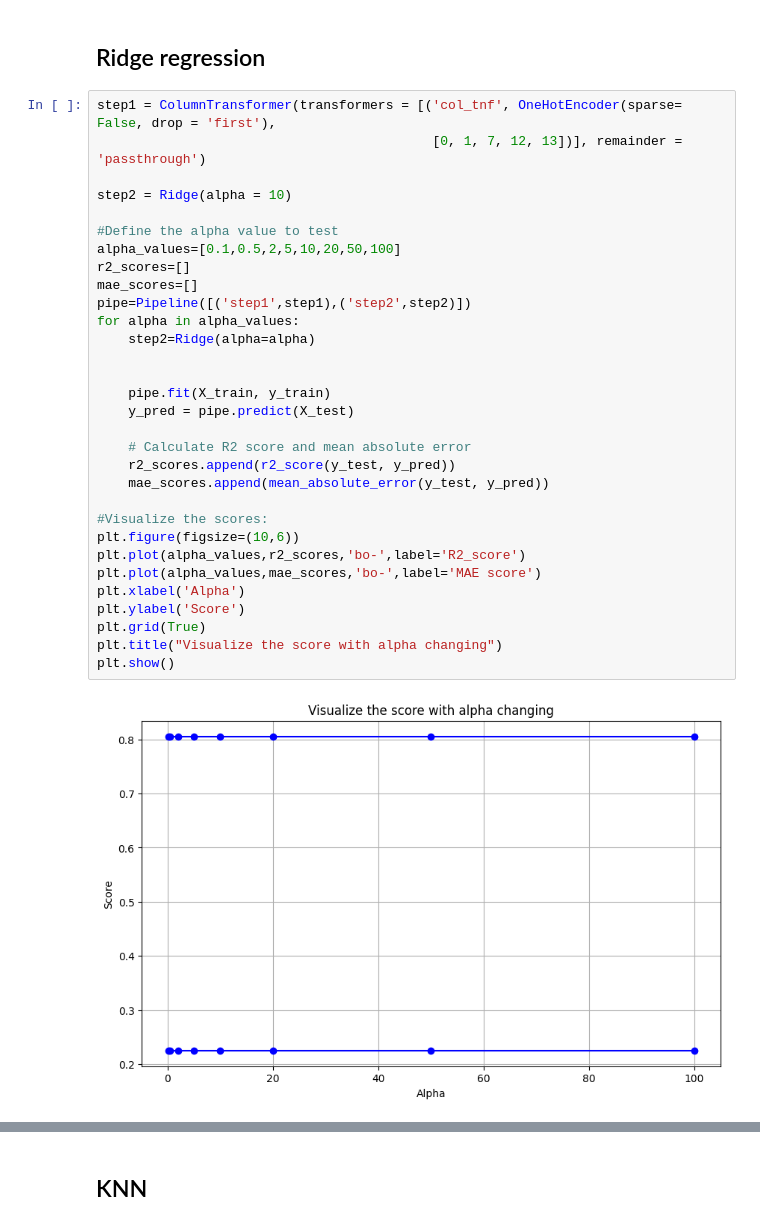
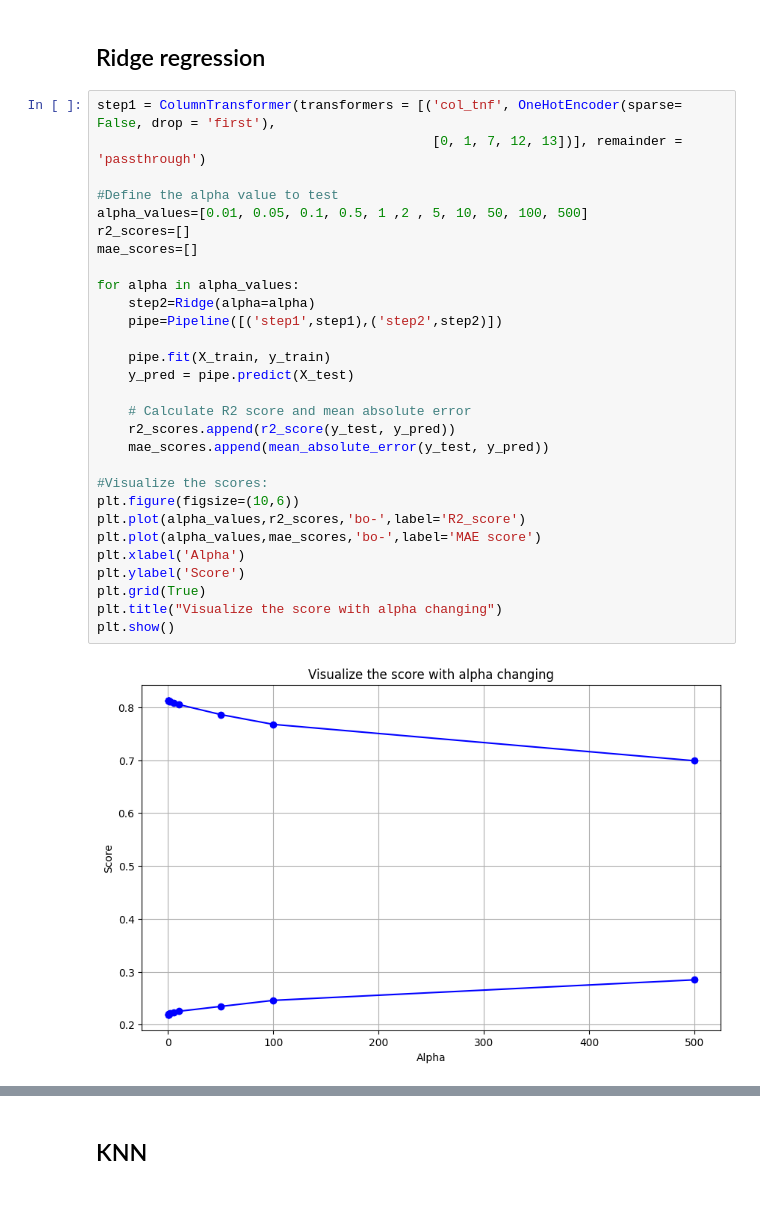
Before and after one commit to Doccocaubai710/LaptopPricePrediction_MachineLearningProject, a Jupyter notebook: laptop-price-predictor.ipynb, the cells around one changed output, grey strips where cells are left out. Saved outputs shown, nothing was run; the diff lists cells and outputs as text.

```diff
--- a/laptop-price-predictor.ipynb
+++ b/laptop-price-predictor.ipynb
@@ -913,34 +913,32 @@ MAE Score:  0.21907638137432925
 # %%
 step1 = ColumnTransformer(transformers = [('col_tnf', OneHotEncoder(sparse= False, drop = 'first'),
                                            [0, 1, 7, 12, 13])], remainder = 'passthrough')
 
-step2 = Ridge(alpha = 10)
-
 #Define the alpha value to test
-alpha_values=[0.1,0.5,2,5,10,20,50,100]
+alpha_values=[0.01, 0.05, 0.1, 0.5, 1 ,2 , 5, 10, 50, 100, 500]
 r2_scores=[]
 mae_scores=[]
-pipe=Pipeline([('step1',step1),('step2',step2)])
+
 for alpha in alpha_values:
     step2=Ridge(alpha=alpha)
-
+    pipe=Pipeline([('step1',step1),('step2',step2)])
 
     pipe.fit(X_train, y_train)
     y_pred = pipe.predict(X_test)
 
     # Calculate R2 score and mean absolute error
     r2_scores.append(r2_score(y_test, y_pred))
     mae_scores.append(mean_absolute_error(y_test, y_pred))
 
 #Visualize the scores:
 plt.figure(figsize=(10,6))
 plt.plot(alpha_values,r2_scores,'bo-',label='R2_score')
 plt.plot(alpha_values,mae_scores,'bo-',label='MAE score')
 plt.xlabel('Alpha')
 plt.ylabel('Score')
 plt.grid(True)
 plt.title("Visualize the score with alpha changing")
 plt.show()
 # %% [output]
-[figure, old version]
+[figure, new version]
 # %%
```
Also changed, not shown: parts of 21 cells of this notebook, 1 other file.
